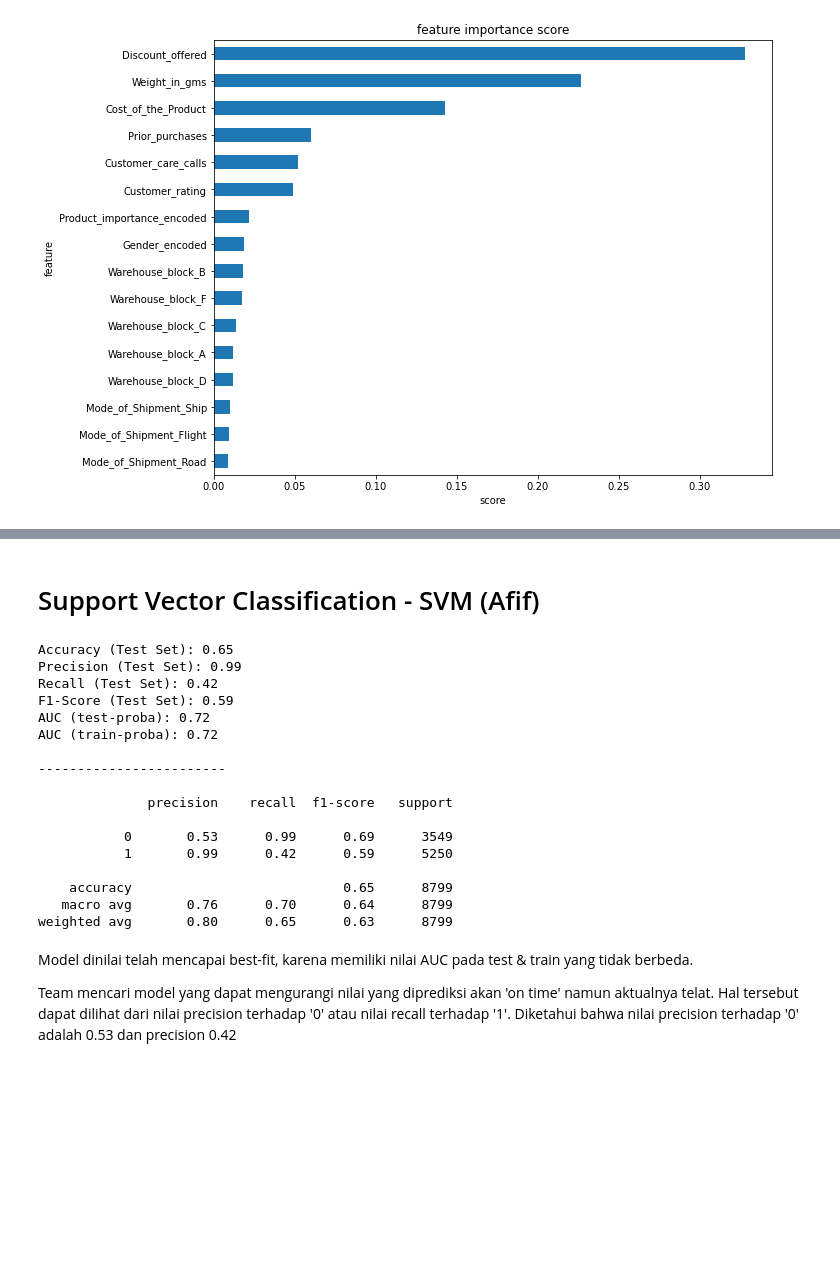
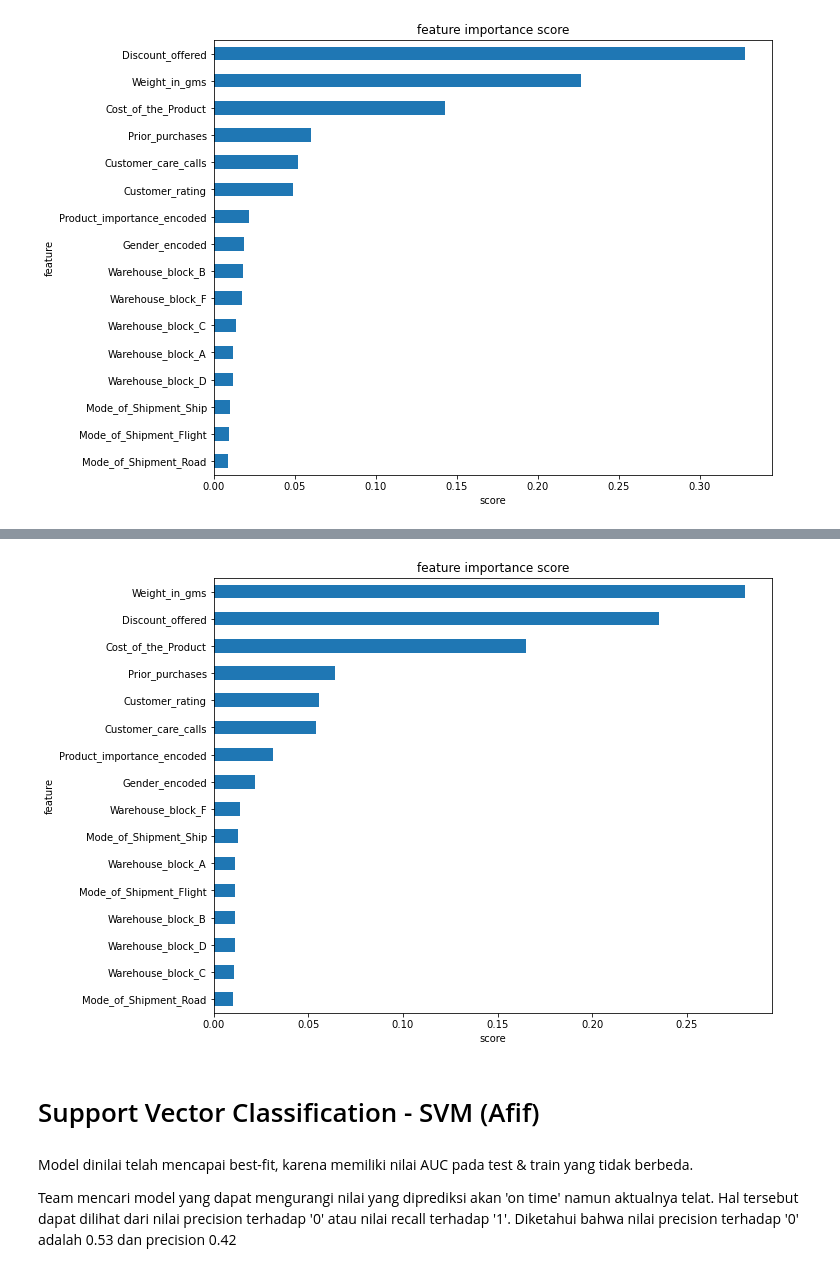
Before and after one commit to agastyaharta/Data_Slinging_Slasher, a Jupyter notebook: STAGE_3/Template_All_Classification/Template_Modelling_X_train.ipynb, the cells around one changed output, grey strips where cells are left out. Cells and saved outputs as stored; diff of their text form; code cells hidden in the pictures; blank space fills up the shorter version.

```diff
--- a/STAGE_3/Template_All_Classification/Template_Modelling_X_train.ipynb
+++ b/STAGE_3/Template_All_Classification/Template_Modelling_X_train.ipynb
@@ -237,0 +238,4 @@ show_feature_importance(dt)
+# %%
+rf = RandomForestClassifier()
+rf.fit(X_train,y_train)
+eval_classification(rf)
@@ -238,3 +260,7 @@ show_feature_importance(dt)
+# %%
+show_feature_importance(rf)
+# %% [output]
+[figure, added]
 # %% [markdown]
 # Support Vector Classification - SVM (Afif)
 # %%
@@ -244,24 +270,6 @@ svc.fit(X_train,y_train)
 
 y_pred = svc.predict(X_test)
 eval_classification(svc)
-# %% [output]
-Accuracy (Test Set): 0.65
-Precision (Test Set): 0.99
-Recall (Test Set): 0.42
-F1-Score (Test Set): 0.59
-AUC (test-proba): 0.72
-AUC (train-proba): 0.72
-
-------------------------
-
-              precision    recall  f1-score   support
-
-           0       0.53      0.99      0.69      3549
-           1       0.99      0.42      0.59      5250
-
-    accuracy                           0.65      8799
-   macro avg       0.76      0.70      0.64      8799
-weighted avg       0.80      0.65      0.63      8799
 # %% [markdown]
 Model dinilai telah mencapai best-fit, karena memiliki nilai AUC pada test & train yang tidak berbeda.
 
```
Also changed, not shown: parts of 5 cells of this notebook, 2 other files.
